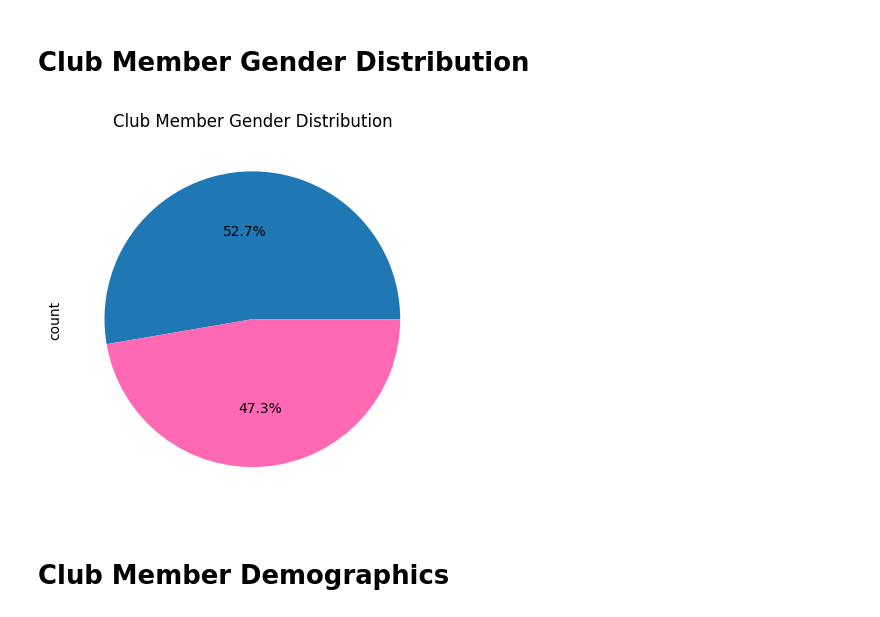
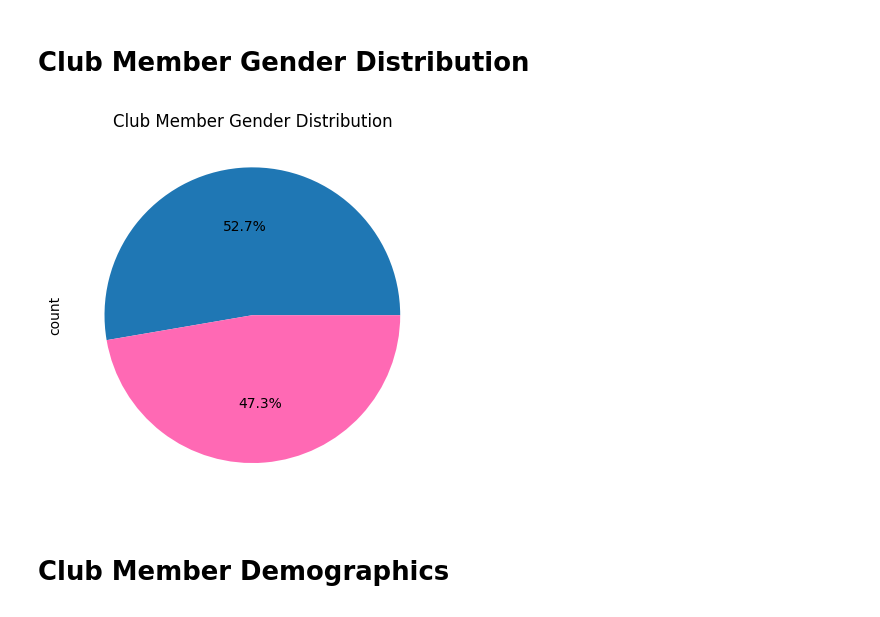
Before and after one commit to ve2caz/bmwmcottawa-analytics, a Jupyter notebook: notebooks/03-ActiveMembersExtraGender-Demographics.ipynb, the cells around one changed output. Cells and saved outputs as stored; diff of their text form; code cells hidden in the pictures.

```diff
--- a/notebooks/03-ActiveMembersExtraGender-Demographics.ipynb
+++ b/notebooks/03-ActiveMembersExtraGender-Demographics.ipynb
@@ -12,24 +12,25 @@ active_members_extra_gender_df = pd.read_csv(config.ACTIVE_MEMBERS_EXTRA_GENDER)
 # Club Member Gender Distribution
 # %%
 # Assign colors to genders
-colors = {'M': config.BLUE, 'F': config.PINK}
+colors = {'M': config.GENDER_BLUE, 'F': config.GENDER_PINK}
 
 # Count the number of members per gender
 gender_distribution = active_members_extra_gender_df['gender'].value_counts()
 
 # Plot the distribution of members
 gender_distribution.plot(kind='pie',
                          labels=['']*len(gender_distribution),
-                         title='Club Member Gender Distribution',
                          colors=[colors[key] for key in gender_distribution.index],
                          autopct='%1.1f%%')
 
+# Add a title
+plt.title('Club Member Gender Distribution', pad=0)
 
 # Save and show the plot
 plt.savefig(config.CLUB_MEMBER_GENDER_DISTRIBUTION)
 plt.show()
 # %% [output]
-[figure, old version]
+[figure, new version]
 # %% [markdown]
 # Club Member Demographics
 # %%
```
Also changed, not shown: parts of 1 cell of this notebook, 8 other files.
